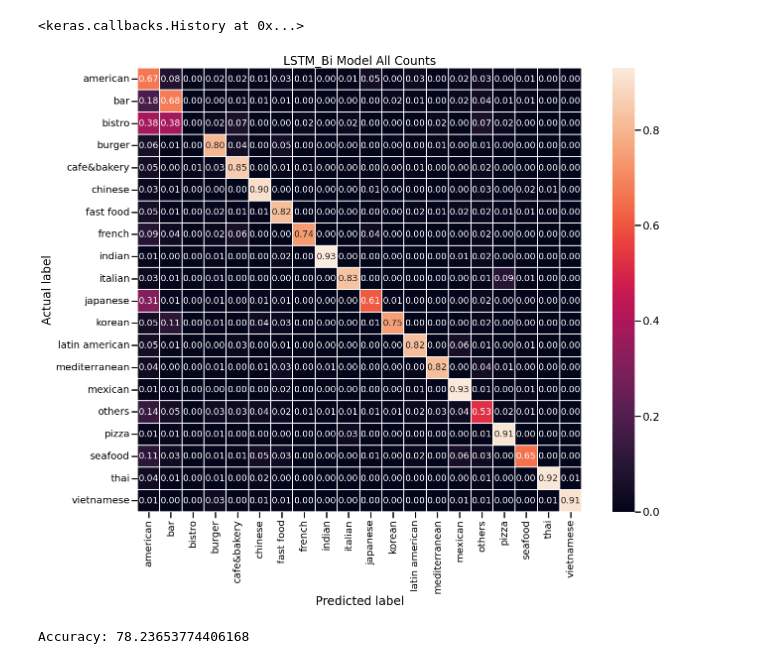
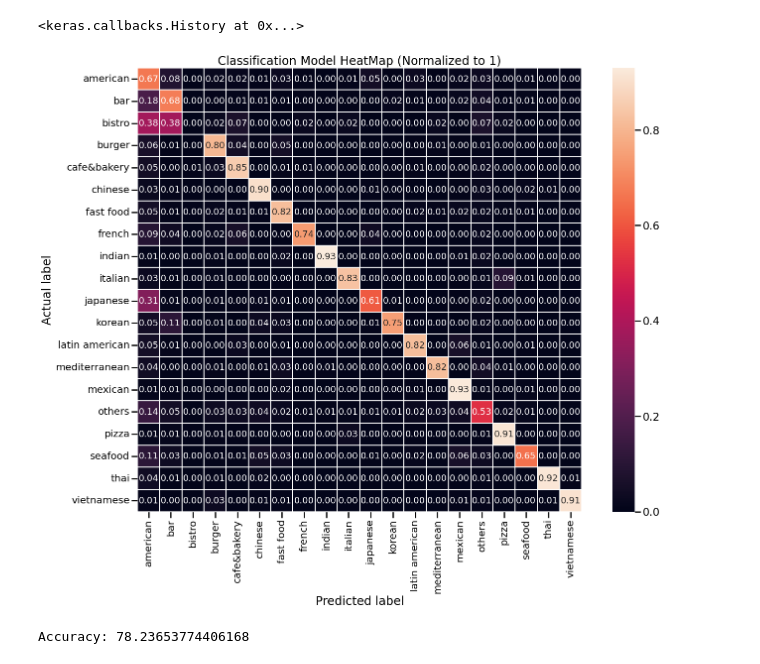
Before and after one commit to swami84/NLP_Text-Classification, a Jupyter notebook: notebooks/Rest Type Classification Model.ipynb, the cells around one changed output. Cells and saved outputs as stored; diff of their text form; code cells hidden in the pictures.

```diff
--- a/notebooks/Rest Type Classification Model.ipynb
+++ b/notebooks/Rest Type Classification Model.ipynb
@@ -518,25 +518,25 @@ def plot_heatmap_mat(y_test,pred,classes,normalize=False ):
 # %%
 import seaborn as sns
 from sklearn.metrics import roc_curve, accuracy_score, roc_auc_score, confusion_matrix
 
 import seaborn as sns
 
 fig = plt.figure(figsize=(20,16))
 
 # fig.suptitle('Model Classification Heatmap Comparison\n\n',fontsize=30, x= 0.55, y = 0.9)
 
 ax1 =  plot_heatmap_mat(y_tst,y_pred,normalize=True,classes = classes)
-ax1.title.set_text('LSTM_Bi Model All Counts')
+ax1.title.set_text('Classification Model HeatMap (Normalized to 1)')
 
 # ax2 = plt.subplot(222); plot_heatmap_mat(y_tst,y_pred,normalize=True,classes = classes)
 # ax2.title.set_text('LSTM_Bi Model Normalized')
 
 
 plt.tight_layout()
 plt.savefig('../data/output/classification_heatmap.png',format = 'png')
 
 plt.show()
 print('Accuracy: {}'.format(accuracy_score(y_tst,y_pred)*100))
 # %% [output]
-[figure, old version]
+[figure, new version]
 Accuracy: 78.23653774406168
```
